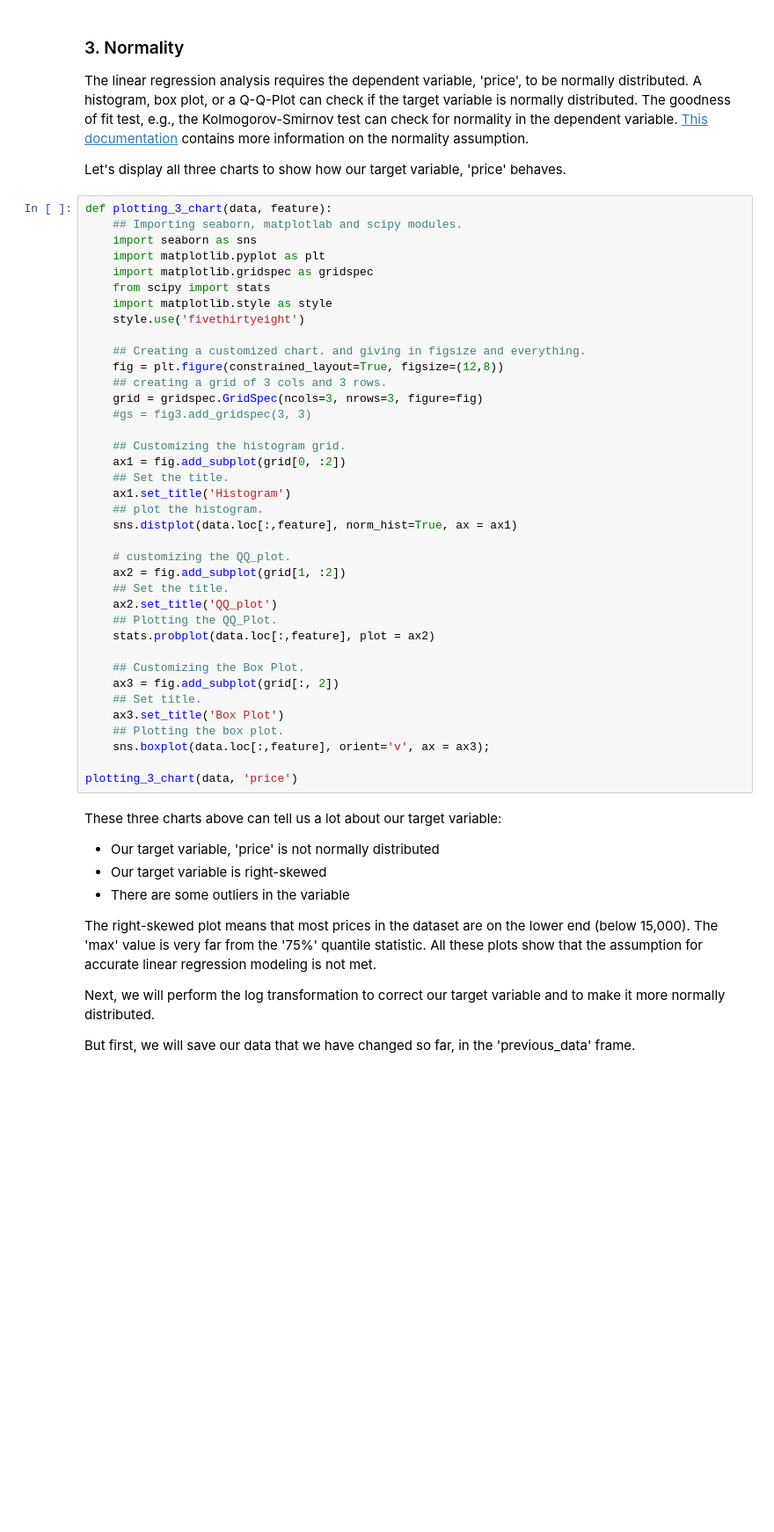
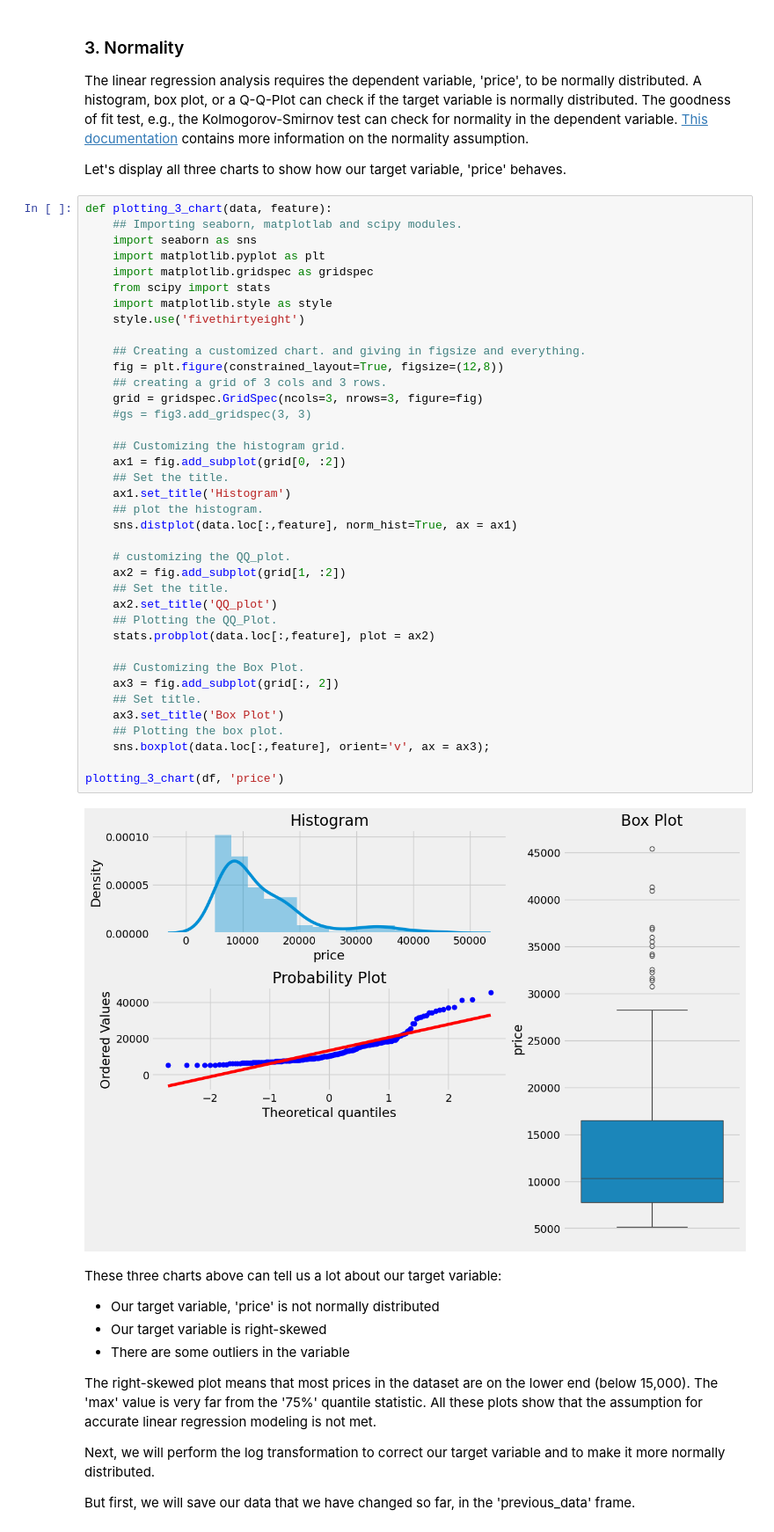
Before and after one commit to JosephChomboM/IBM, a Jupyter notebook: Course 2/3. linear regression.ipynb, the cells around one changed output. Shown at 88% size. Cells and saved outputs as stored; diff of their text form; blank space fills up the shorter version.

```diff
--- a/Course 2/3. linear regression.ipynb
+++ b/Course 2/3. linear regression.ipynb
@@ -463,34 +467,36 @@ def plotting_3_chart(data, feature):
     import matplotlib.style as style
     style.use('fivethirtyeight')
 
     ## Creating a customized chart. and giving in figsize and everything.
     fig = plt.figure(constrained_layout=True, figsize=(12,8))
     ## creating a grid of 3 cols and 3 rows.
     grid = gridspec.GridSpec(ncols=3, nrows=3, figure=fig)
     #gs = fig3.add_gridspec(3, 3)
 
     ## Customizing the histogram grid.
     ax1 = fig.add_subplot(grid[0, :2])
     ## Set the title.
     ax1.set_title('Histogram')
     ## plot the histogram.
     sns.distplot(data.loc[:,feature], norm_hist=True, ax = ax1)
 
     # customizing the QQ_plot.
     ax2 = fig.add_subplot(grid[1, :2])
     ## Set the title.
     ax2.set_title('QQ_plot')
     ## Plotting the QQ_Plot.
     stats.probplot(data.loc[:,feature], plot = ax2)
 
     ## Customizing the Box Plot.
     ax3 = fig.add_subplot(grid[:, 2])
     ## Set title.
     ax3.set_title('Box Plot')
     ## Plotting the box plot.
     sns.boxplot(data.loc[:,feature], orient='v', ax = ax3);
 
-plotting_3_chart(data, 'price')
+plotting_3_chart(df, 'price')
+# %% [output]
+[figure, added]
 # %% [markdown]
 These three charts above can tell us a lot about our target variable:
 
```
Also changed, not shown: parts of 28 cells of this notebook.
